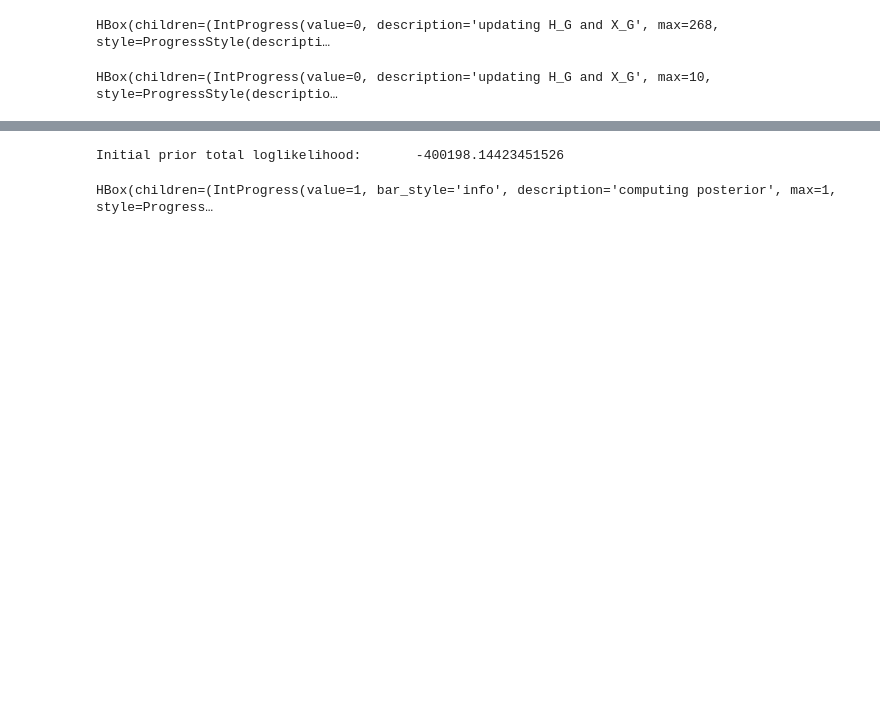
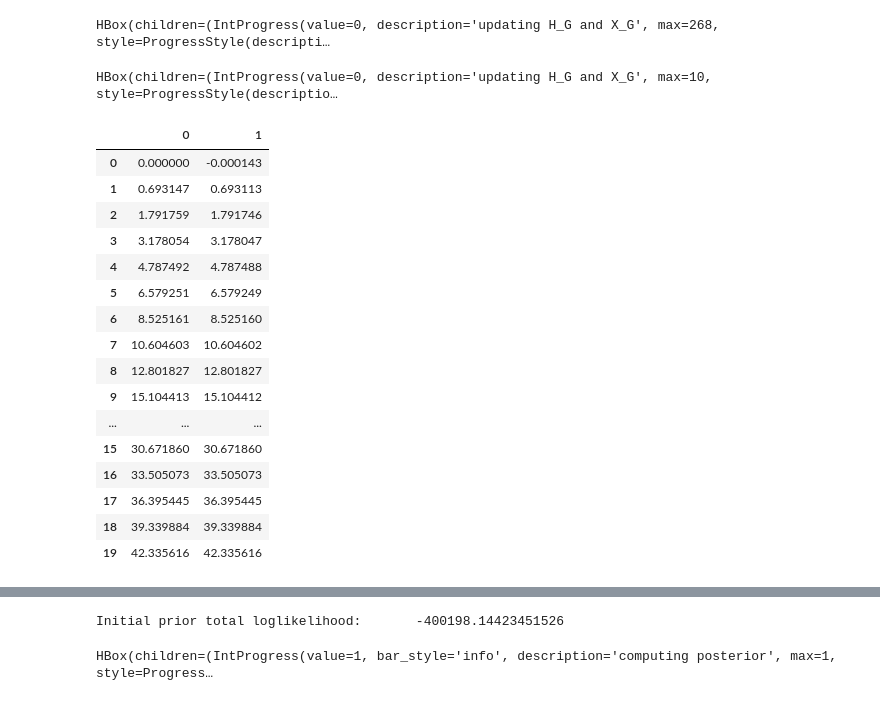
Before and after one commit to ivanov-v-v/cnv-inference, a Jupyter notebook: notebooks/ase_to_cnv/xclone.ipynb, the cells around one changed output, grey strips where cells are left out. Cells and saved outputs as stored; diff of their text form; code cells hidden in the pictures; blank space fills up the shorter version.

```diff
--- a/notebooks/ase_to_cnv/xclone.ipynb
+++ b/notebooks/ase_to_cnv/xclone.ipynb
@@ -350,2 +332,25 @@ def classification_report(labels, title, outfile=None):
         plt.close()
         plt.clf()
+# %%
+def fact(n):
+    return np.prod(np.arange(n) + 1)
+
+pd.DataFrame([[np.log(fact(n)) for n in range(1, 21)], [logfact(n) for n in range(1, 21)]]).T
+# %% [output]
+|  | 0 | 1 |
+| 0 | 0.000000 | -0.000143 |
+| 1 | 0.693147 | 0.693113 |
+| 2 | 1.791759 | 1.791746 |
+| 3 | 3.178054 | 3.178047 |
+| 4 | 4.787492 | 4.787488 |
+| 5 | 6.579251 | 6.579249 |
+| 6 | 8.525161 | 8.525160 |
+| 7 | 10.604603 | 10.604602 |
+| 8 | 12.801827 | 12.801827 |
+| 9 | 15.104413 | 15.104412 |
+| ... | ... | ... |
+| 15 | 30.671860 | 30.671860 |
+| 16 | 33.505073 | 33.505073 |
+| 17 | 36.395445 | 36.395445 |
+| 18 | 39.339884 | 39.339884 |
+| 19 | 42.335616 | 42.335616 |
```
Also changed, not shown: parts of 13 cells of this notebook.
